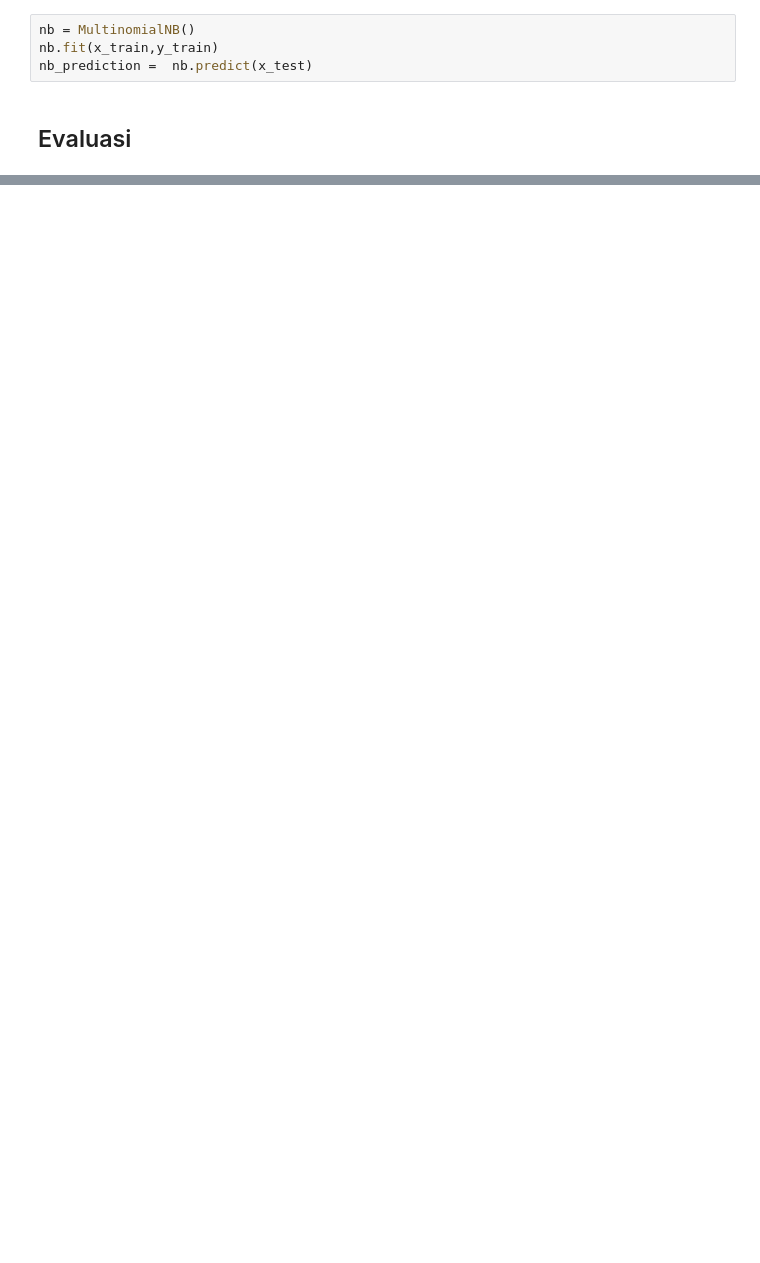
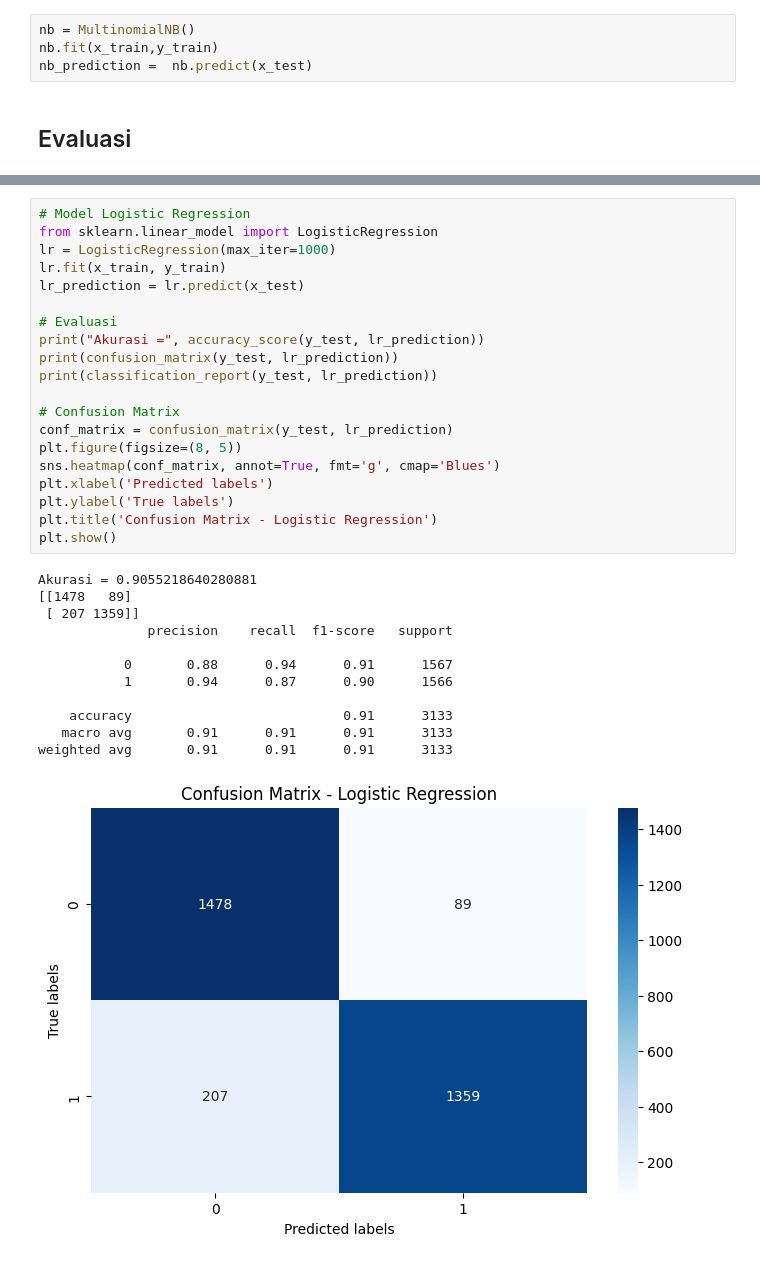
Before and after one commit to Ghifary635/Warmup_TheHack, a Jupyter notebook: NLP_Ganjar_Pranowo.ipynb, the cells around one changed output, grey strips where cells are left out. Drawn from its saved outputs; the diff is of its cells as text; blank space fills up the shorter version.

```diff
--- a/NLP_Ganjar_Pranowo.ipynb
+++ b/NLP_Ganjar_Pranowo.ipynb
@@ -276,0 +300,33 @@ weighted avg       0.83      0.81      0.74      1977
+# %%
+# Model Logistic Regression
+from sklearn.linear_model import LogisticRegression
+lr = LogisticRegression(max_iter=1000)
+lr.fit(x_train, y_train)
+lr_prediction = lr.predict(x_test)
+
+# Evaluasi
+print("Akurasi =", accuracy_score(y_test, lr_prediction))
+print(confusion_matrix(y_test, lr_prediction))
+print(classification_report(y_test, lr_prediction))
+
+# Confusion Matrix
+conf_matrix = confusion_matrix(y_test, lr_prediction)
+plt.figure(figsize=(8, 5))
+sns.heatmap(conf_matrix, annot=True, fmt='g', cmap='Blues')
+plt.xlabel('Predicted labels')
+plt.ylabel('True labels')
+plt.title('Confusion Matrix - Logistic Regression')
+plt.show()
+# %% [output]
+Akurasi = 0.9055218640280881
+[[1478   89]
+ [ 207 1359]]
+              precision    recall  f1-score   support
+
+           0       0.88      0.94      0.91      1567
+           1       0.94      0.87      0.90      1566
+
+    accuracy                           0.91      3133
+   macro avg       0.91      0.91      0.91      3133
+weighted avg       0.91      0.91      0.91      3133
+[figure, added]
```
Also changed, not shown: parts of 8 cells of this notebook.
